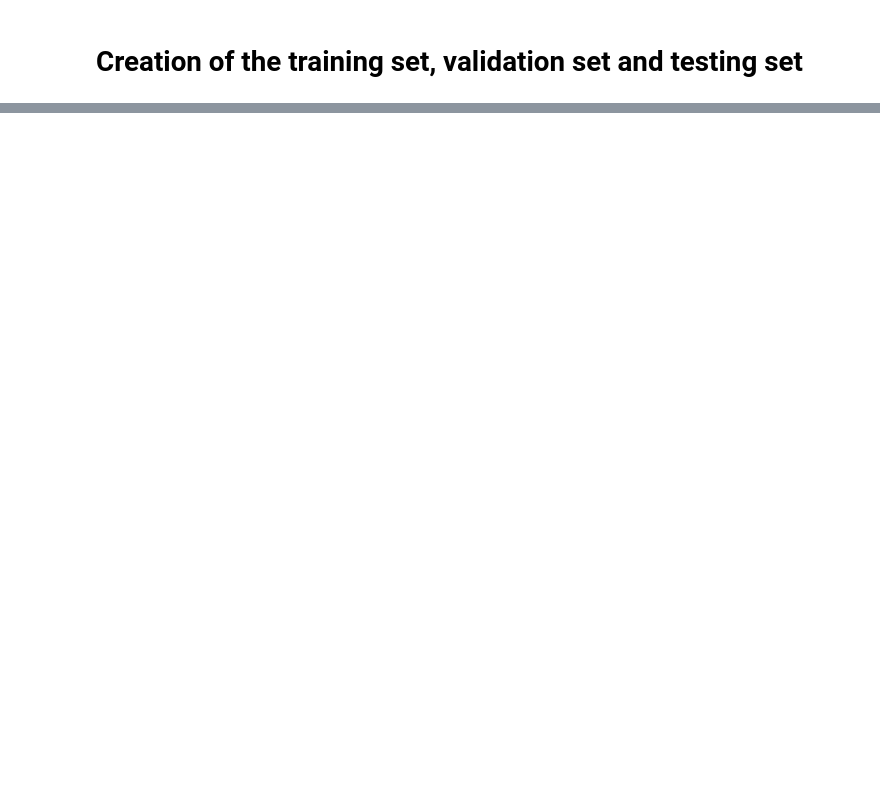
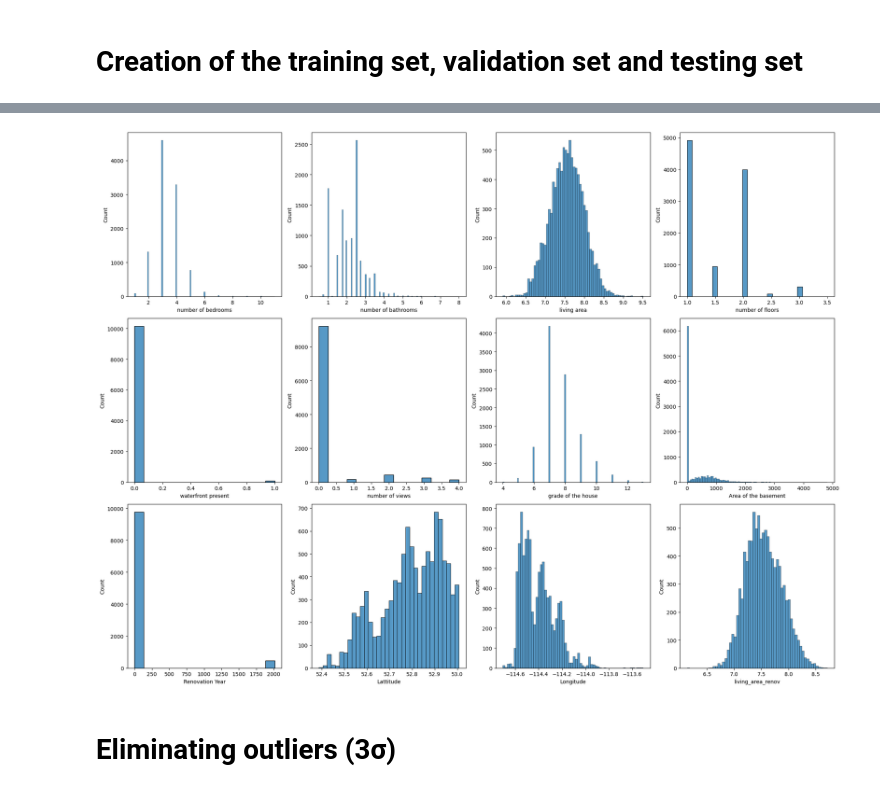
Before and after one commit to Pacholki/IndiaHousePricing, a Jupyter notebook: Milestone 2/projekt.ipynb, the cells around one changed output, grey strips where cells are left out. Cells and saved outputs as stored; diff of their text form; code cells hidden in the pictures; blank space fills up the shorter version.

```diff
--- a/Milestone 2/projekt.ipynb
+++ b/Milestone 2/projekt.ipynb
@@ -183,0 +205,10 @@ plt.show()
+# %%
+fig, axs = plt.subplots(3,4, figsize=(20,15))
+axs = axs.flatten()
+for i,col in enumerate(X_train.columns[0:12]):
+    sns.histplot(data=X_train, x=col, ax=axs[i])
+plt.tight_layout()
+# %% [output]
+[figure, added]
+# %% [markdown]
+<h1>Eliminating outliers (3σ)</h1>
```
Also changed, not shown: parts of 65 cells of this notebook.
